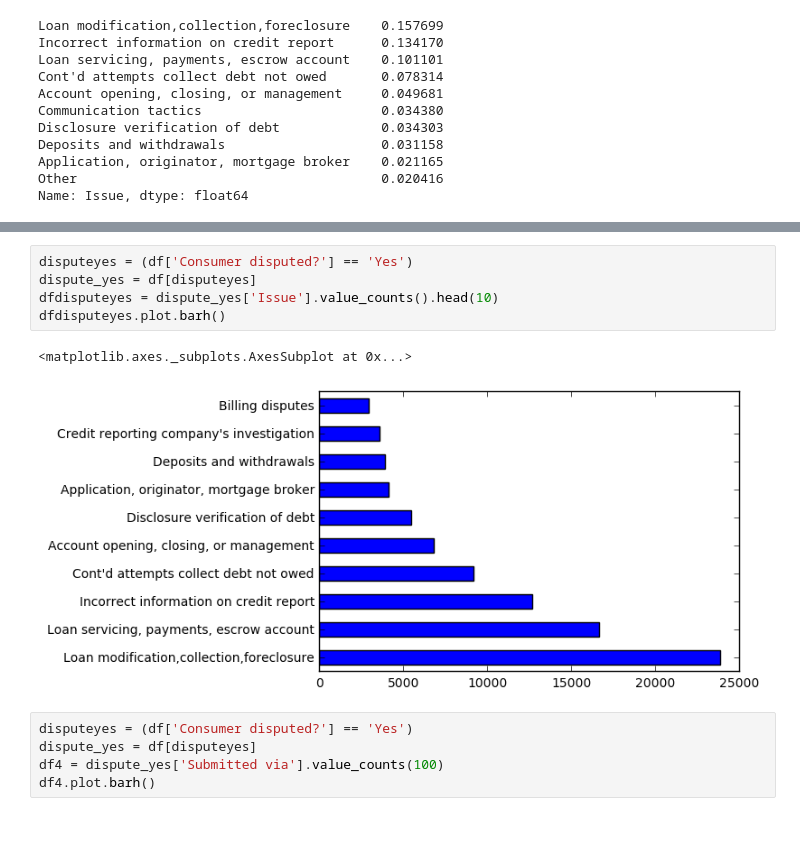
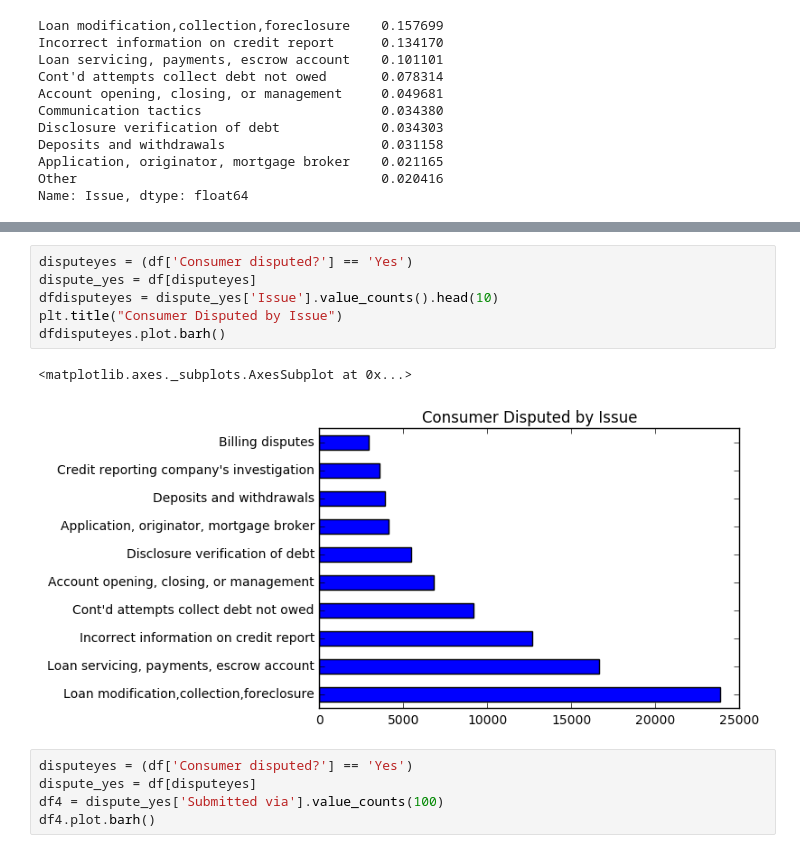
Before and after one commit to krystent2/ds-sf-29, a Jupyter notebook: projects/final-projects/03-exploratory-analysis/Final_Project-Step3_KrystenT.ipynb, the cells around one changed output, grey strips where cells are left out. Drawn from its saved outputs; the diff is of its cells as text; blank space fills up the shorter version.

```diff
--- a/projects/final-projects/03-exploratory-analysis/Final_Project-Step3_KrystenT.ipynb
+++ b/projects/final-projects/03-exploratory-analysis/Final_Project-Step3_KrystenT.ipynb
@@ -432,11 +459,12 @@ Name: Issue, dtype: float64
 # %%
 disputeyes = (df['Consumer disputed?'] == 'Yes')
 dispute_yes = df[disputeyes]
 dfdisputeyes = dispute_yes['Issue'].value_counts().head(10)
+plt.title("Consumer Disputed by Issue")
 dfdisputeyes.plot.barh()
 # %% [output]
 <matplotlib.axes._subplots.AxesSubplot at 0x...>
-[figure, old version]
+[figure, new version]
 # %%
 disputeyes = (df['Consumer disputed?'] == 'Yes')
 dispute_yes = df[disputeyes]
```
Also changed, not shown: parts of 4 cells of this notebook.
